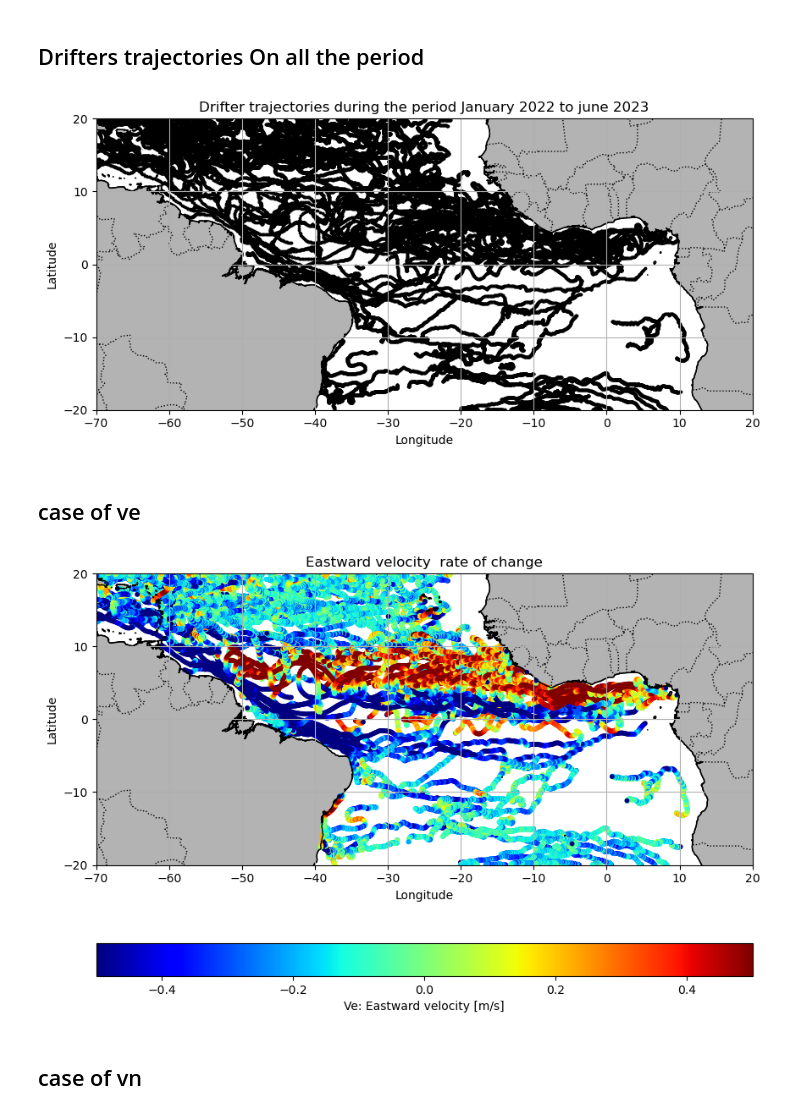
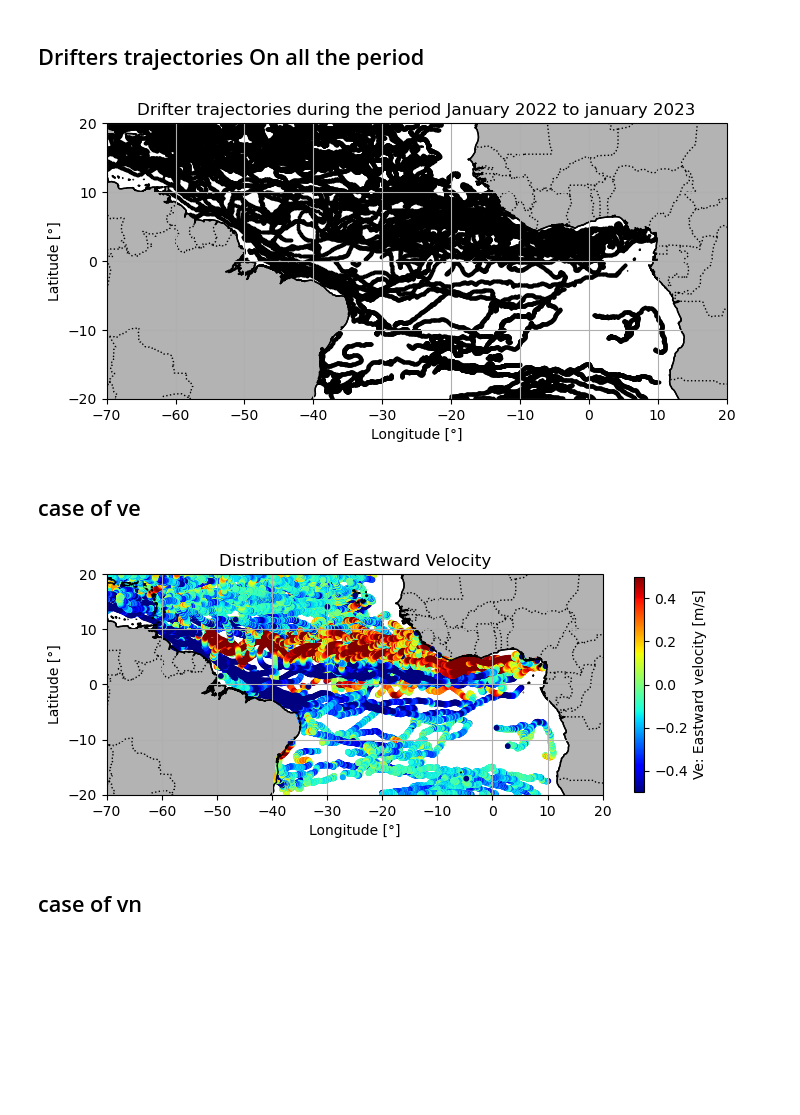
Before and after one commit to Julio-Leonel-Donfack/Courants-Derivants-Cmems, a Jupyter notebook: 1-drifter-currents-visualisations.ipynb, the cells around one changed output. Cells and saved outputs as stored; diff of their text form; code cells hidden in the pictures; blank space fills up the shorter version.

```diff
--- a/1-drifter-currents-visualisations.ipynb
+++ b/1-drifter-currents-visualisations.ipynb
@@ -122,7 +122,7 @@ max_sst =  31.248
 # %% [markdown]
 ## Drifters trajectories On all the period
 # %%
-plt.figure(figsize=(8, 8))
+plt.figure(figsize=(8, 4))
 ax = plt.axes(projection=ccrs.PlateCarree())
 sc = ax.scatter(
     ds.longitude.values,
@@ -145,58 +145,58 @@ plt.yticks(np.arange(-20, 30, 10))  # Latitude ticks every 10 degrees
 plt.grid(True)
 
 # Title and axes labels
-ax.set_title('Drifter trajectories during the period January 2022 to june 2023')
-plt.xlabel('Longitude')
-plt.ylabel('Latitude')
+ax.set_title('Drifter trajectories during the period January 2022 to january 2023')
+plt.xlabel('Longitude [°]')
+plt.ylabel('Latitude [°]')
 
 plt.savefig("fig1 mode.png")
 
 # Show the plot
 plt.show()
 # %% [output]
-[figure, old version]
+[figure, new version]
 # %% [markdown]
 ## case of ve
 # %%
-plt.figure(figsize=(10, 8))
+plt.figure(figsize=(8, 4))
 ax = plt.axes(projection=ccrs.PlateCarree())
 sc = ax.scatter(
     ds.longitude.values,
     ds.latitude.values,
     10,
     c=ds.ve.values,
     vmin=-0.5,
-    vmax=0.5,
+    vmax= 0.5,
     transform=ccrs.PlateCarree(),
     cmap='jet')
 
 ax.coastlines(resolution='10m', color='black')
 ax.add_feature(cfeature.BORDERS, linestyle=':')
 ax.add_feature(cfeature.LAND, facecolor='0.7', edgecolor='k')
 
 # Specify axes limits and ticks
 plt.xlim(-70, 20)  # Longitude axis from 70W to 20E
 plt.ylim(-20, 20)  # Latitude axis from 20S to 20N
 plt.xticks(np.arange(-70, 30, 10))  # Longitude ticks every 10 degrees
 plt.yticks(np.arange(-20, 30, 10))  # Latitude ticks every 10 degrees
 
 # Specify colorbar limits based on actual Eastward velocity values
-plt.colorbar(sc, orientation='horizontal', shrink=1,label='Ve: Eastward velocity [m/s]')
+plt.colorbar(sc, orientation='vertical', shrink=0.7,label='Ve: Eastward velocity [m/s]')
 
 # Add grid
 plt.grid(True)
 
 # Title and axes labels
-ax.set_title('Eastward velocity  rate of change')
-plt.xlabel('Longitude')
-plt.ylabel('Latitude')
+ax.set_title('Distribution of Eastward Velocity')
+plt.xlabel('Longitude [°]')
+plt.ylabel('Latitude [°]')
 
 plt.savefig("fig2 mode.png")
 
 # Show the plot
 plt.show()
 # %% [output]
-[figure, old version]
+[figure, new version]
 # %% [markdown]
 ## case of vn
 # %%
```
Also changed, not shown: parts of 2 cells of this notebook, 2 other files.
